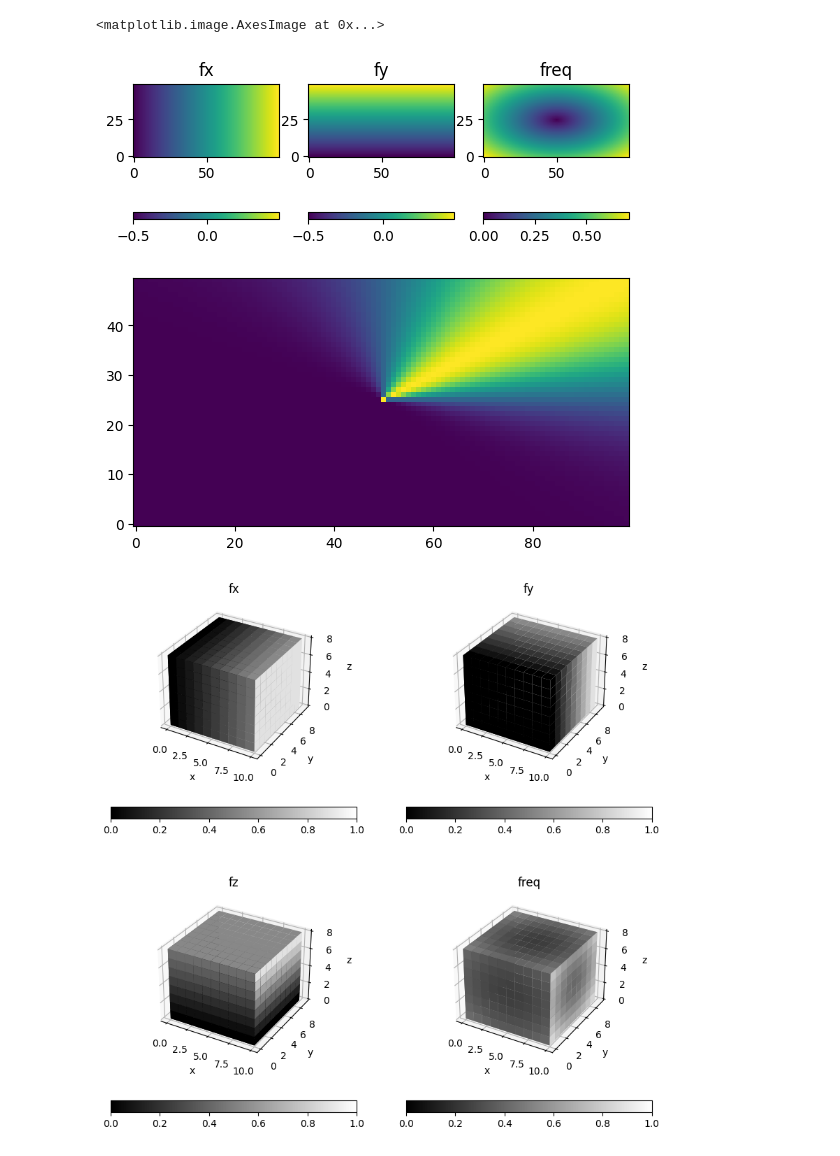
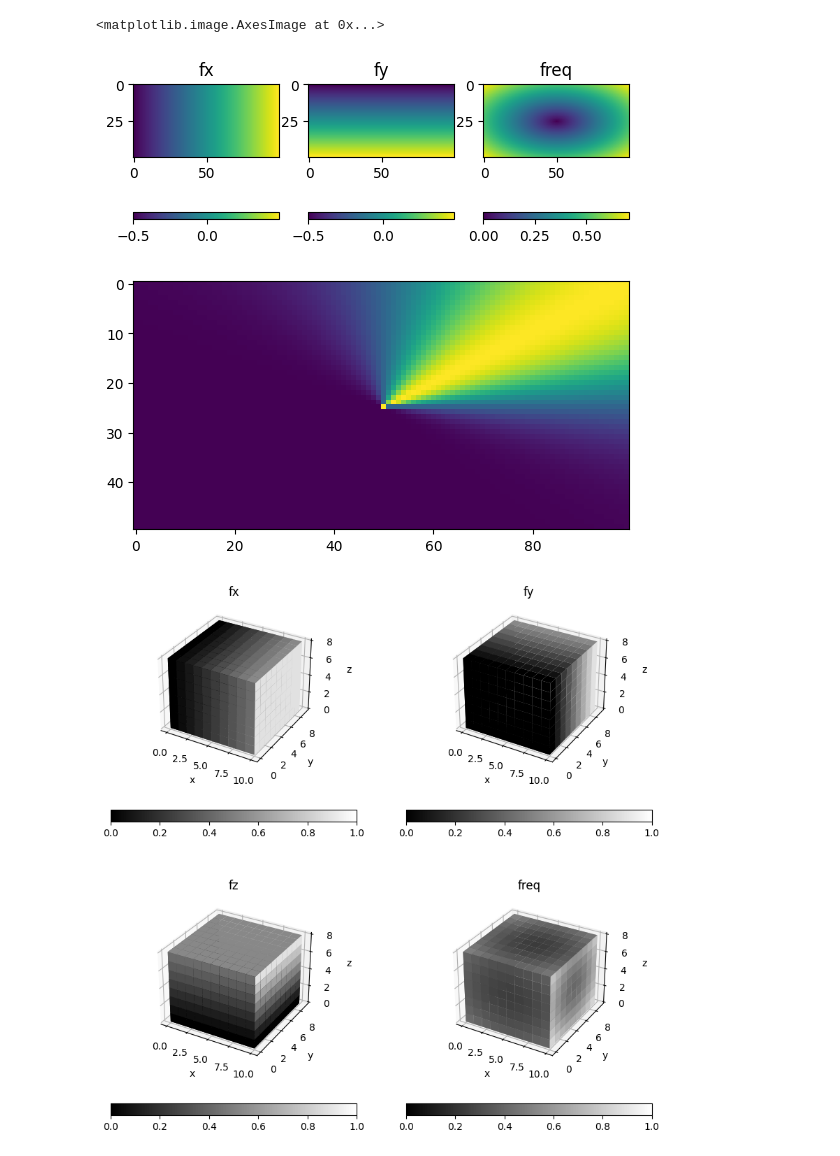
Before and after one commit to tom-a-horrocks/ppdenoise, a Jupyter notebook: test.ipynb, the cells around one changed output. Cells and saved outputs as stored; diff of their text form; code cells hidden in the pictures.

```diff
--- a/test.ipynb
+++ b/test.ipynb
@@ -10,30 +33,30 @@ from ppdenoise.ppdenoise import _gaussian_angular_filter, _filter_grids, _grid_a
 # %%
 rows, cols = 50, 100
 angle_rad = 45 * pi / 180
 thetaSigma = pi / 6
 
 freq, fx, fy = _filter_grids(rows, cols)
 
 fig, axes = plt.subplots(1, 3)
-cax = axes[0].imshow(fftshift(fx), origin='lower')
+cax = axes[0].imshow(fftshift(fx))
 axes[0].set_title('fx')
 fig.colorbar(cax, orientation='horizontal')
-cax = axes[1].imshow(fftshift(fy), origin='lower')
+cax = axes[1].imshow(fftshift(fy))
 axes[1].set_title('fy')
 fig.colorbar(cax, orientation='horizontal')
-cax = axes[2].imshow(fftshift(freq), origin='lower')
+cax = axes[2].imshow(fftshift(freq))
 axes[2].set_title('freq')
 fig.colorbar(cax, orientation='horizontal')
 
-sintheta, costheta = _grid_angles(freq, fx, fy)
+sintheta, costheta = _grid_angles(freq, fx, -fy)  # -fy to give anti-clockwise angles (correct)
 angle_filter = _gaussian_angular_filter(angle_rad, thetaSigma, sintheta, costheta)
 
 fig, ax = plt.subplots()
-ax.imshow(fftshift(angle_filter), origin='lower')
+ax.imshow(fftshift(angle_filter))
 # %% [output]
 <matplotlib.image.AxesImage at 0x...>
-[figure, old version]
+[figure, new version]
-[figure, old version]
+[figure, new version]
 # %%
 from collections import namedtuple
 from math import acos, sqrt, atan
```
Also changed, not shown: parts of 2 cells of this notebook, 1 other file.
